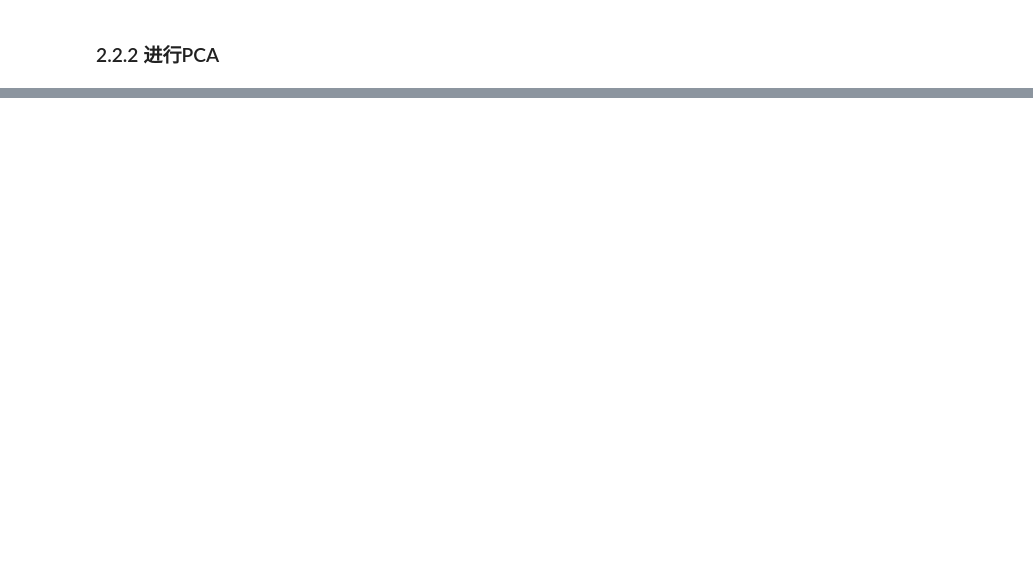
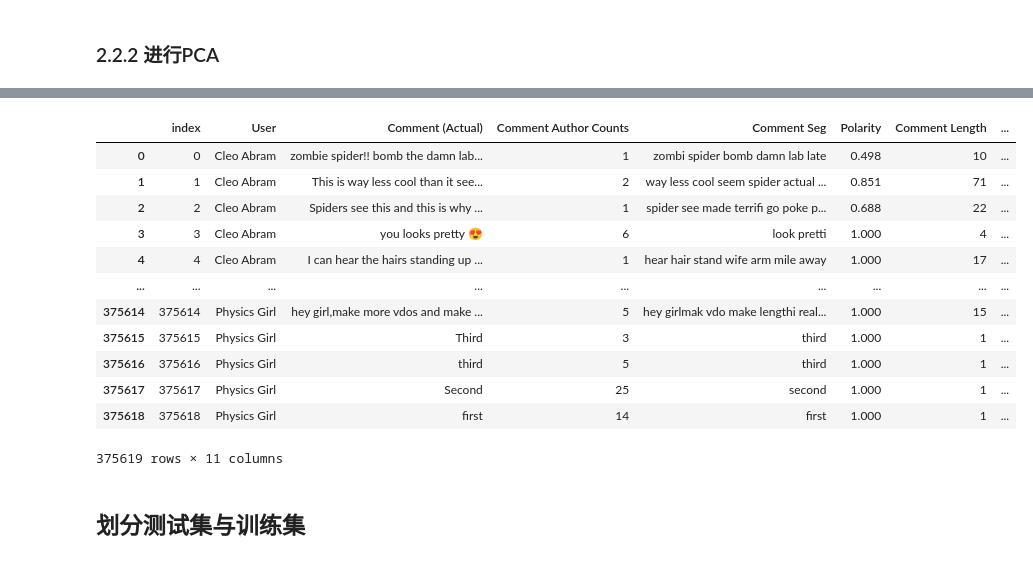
Before and after one commit to Blackteaxx/PythonDataAnalyze, a Jupyter notebook: PCA&Clustered/test.ipynb, the cells around one changed output, grey strips where cells are left out. Saved outputs shown, nothing was run; the diff lists cells and outputs as text; code cells hidden in the pictures; blank space fills up the shorter version.

```diff
--- a/PCA&Clustered/test.ipynb
+++ b/PCA&Clustered/test.ipynb
@@ -261,0 +285,4 @@ np.savetxt("bertlabelPCA.csv", reduced_data, delimiter=',', fmt='%.8f')
+# %%
+# 整合vector与df
+vector = np.loadtxt("bertlabelPCA.csv", delimiter=',')
+vector
@@ -261,0 +297,20 @@ np.savetxt("bertlabelPCA.csv", reduced_data, delimiter=',', fmt='%.8f')
+# %%
+PCAdf = pd.DataFrame(vector, columns=["PCA1", "PCA2", "PCA3"])
+finaldf = pd.concat([df, PCAdf], axis=1)
+finaldf
+# %% [output]
+|  | index | User | Comment (Actual) | Comment Author Counts | Comment Seg | Polarity | Comment Length | ... |
+| 0 | 0 | Cleo Abram | zombie spider!! bomb the damn lab... | 1 | zombi spider bomb damn lab late | 0.498 | 10 | ... |
+| 1 | 1 | Cleo Abram | This is way less cool than it see... | 2 | way less cool seem spider actual ... | 0.851 | 71 | ... |
+| 2 | 2 | Cleo Abram | Spiders see this and this is why ... | 1 | spider see made terrifi go poke p... | 0.688 | 22 | ... |
+| 3 | 3 | Cleo Abram | you looks pretty 😍 | 6 | look pretti | 1.000 | 4 | ... |
+| 4 | 4 | Cleo Abram | I can hear the hairs standing up ... | 1 | hear hair stand wife arm mile away | 1.000 | 17 | ... |
+| ... | ... | ... | ... | ... | ... | ... | ... | ... |
+| 375614 | 375614 | Physics Girl | hey girl,make more vdos and make ... | 5 | hey girlmak vdo make lengthi real... | 1.000 | 15 | ... |
+| 375615 | 375615 | Physics Girl | Third | 3 | third | 1.000 | 1 | ... |
+| 375616 | 375616 | Physics Girl | third | 5 | third | 1.000 | 1 | ... |
+| 375617 | 375617 | Physics Girl | Second | 25 | second | 1.000 | 1 | ... |
+| 375618 | 375618 | Physics Girl | first | 14 | first | 1.000 | 1 | ... |
+375619 rows × 11 columns
+# %% [markdown]
+## 划分测试集与训练集
```
Also changed, not shown: parts of 10 cells of this notebook, 1 other file.
